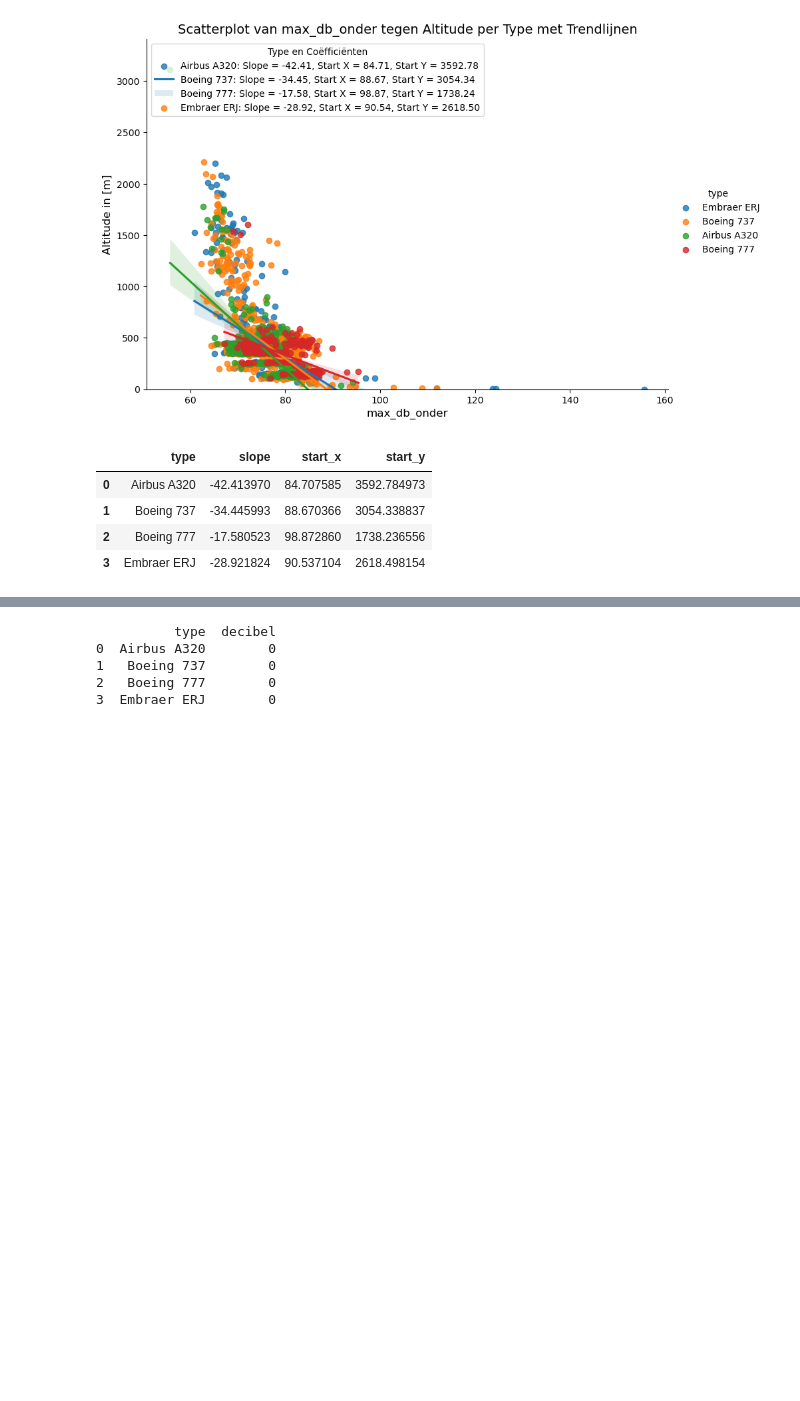
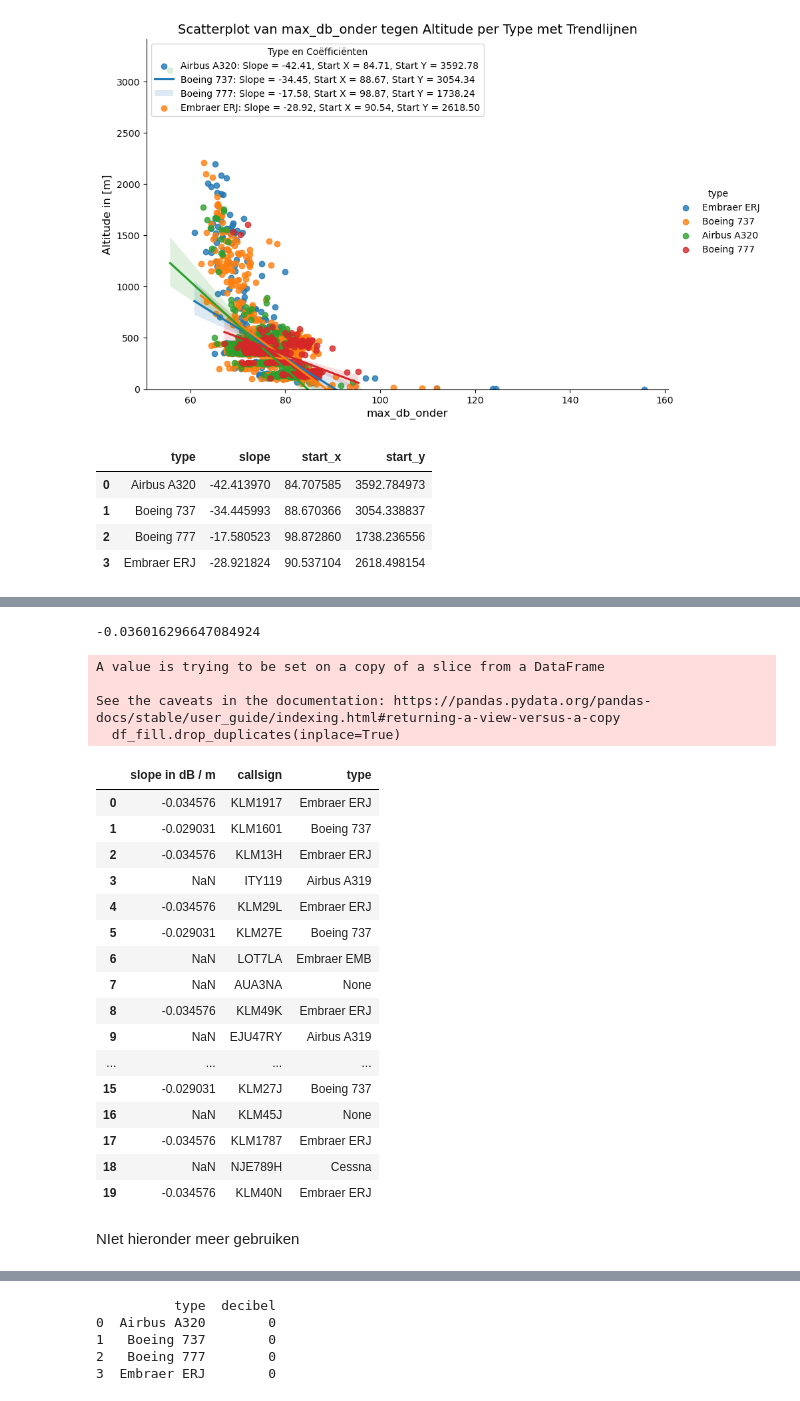
Before and after one commit to Quint-coding/Hackathon-master, a Jupyter notebook: hackaton Coeficcient.ipynb, the cells around one changed output, grey strips where cells are left out. Drawn from its saved outputs; the diff is of its cells as text; code cells hidden in the pictures; blank space fills up the shorter version.

```diff
--- a/hackaton Coeficcient.ipynb
+++ b/hackaton Coeficcient.ipynb
@@ -314,3 +285,7 @@ startpunten_df.head(40)
 | 1 | Boeing 737 | -34.445993 | 88.670366 | 3054.338837 |
 | 2 | Boeing 777 | -17.580523 | 98.872860 | 1738.236556 |
 | 3 | Embraer ERJ | -28.921824 | 90.537104 | 2618.498154 |
+# %%
+startpunten_df['slope in dB / m'] = startpunten_df['slope'] ** -1
+
+startpunten_df.head()
@@ -316,0 +298,40 @@ startpunten_df.head(40)
+# %%
+mean = startpunten_df['slope in dB / m'].mean()
+
+mean
+# %% [output]
+-0.036016296647084924
+# %%
+df_merged = df.merge(startpunten_df, how='left', on='type')
+
+df_fill = df_merged[['slope in dB / m', 'callsign', 'type']]
+
+# mean = df_fill['slope in dB / m'].mean()
+
+# df_fill.fillna(value=mean, inplace= True)
+
+df_fill.drop_duplicates(inplace=True)
+
+df_fill.head(20)
+# %% [output]
+A value is trying to be set on a copy of a slice from a DataFrame
+
+See the caveats in the documentation: https://pandas.pydata.org/pandas-docs/stable/user_guide/indexing.html#returning-a-view-versus-a-copy
+  df_fill.drop_duplicates(inplace=True)
+|  | slope in dB / m | callsign | type |
+| 0 | -0.034576 | KLM1917 | Embraer ERJ |
+| 1 | -0.029031 | KLM1601 | Boeing 737 |
+| 2 | -0.034576 | KLM13H | Embraer ERJ |
+| 3 | NaN | ITY119 | Airbus A319 |
+| 4 | -0.034576 | KLM29L | Embraer ERJ |
+| 5 | -0.029031 | KLM27E | Boeing 737 |
+| 6 | NaN | LOT7LA | Embraer EMB |
+| 7 | NaN | AUA3NA | None |
+| 8 | -0.034576 | KLM49K | Embraer ERJ |
+| 9 | NaN | EJU47RY | Airbus A319 |
+| ... | ... | ... | ... |
+| 15 | -0.029031 | KLM27J | Boeing 737 |
+| 16 | NaN | KLM45J | None |
+| 17 | -0.034576 | KLM1787 | Embraer ERJ |
+| 18 | NaN | NJE789H | Cessna |
+| 19 | -0.034576 | KLM40N | Embraer ERJ |
@@ -316,0 +340,2 @@ startpunten_df.head(40)
+# %% [markdown]
+NIet hieronder meer gebruiken
```
Also changed, not shown: parts of 16 cells of this notebook, 3 other files.
